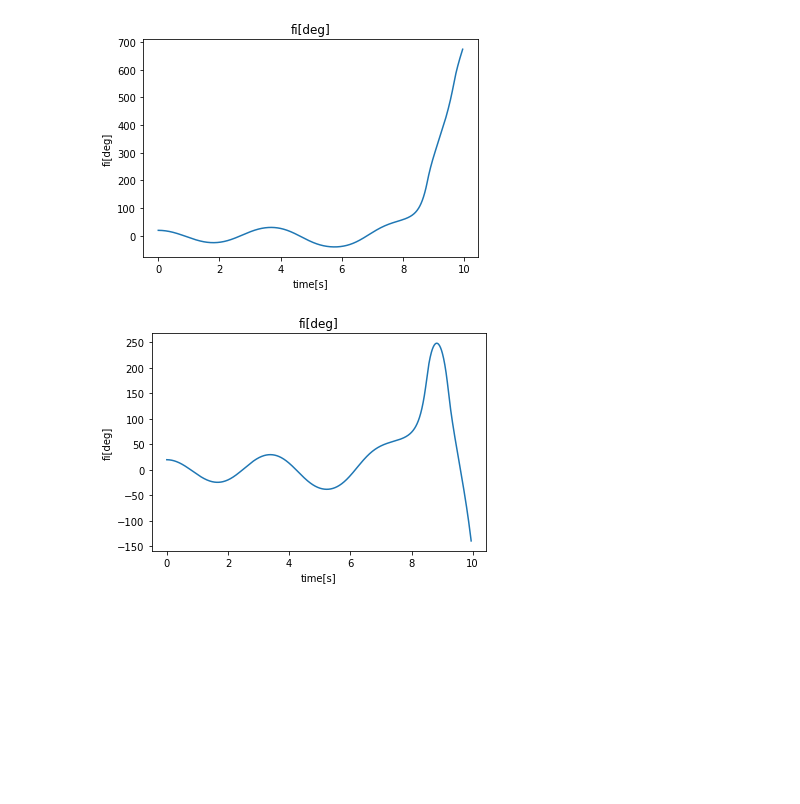
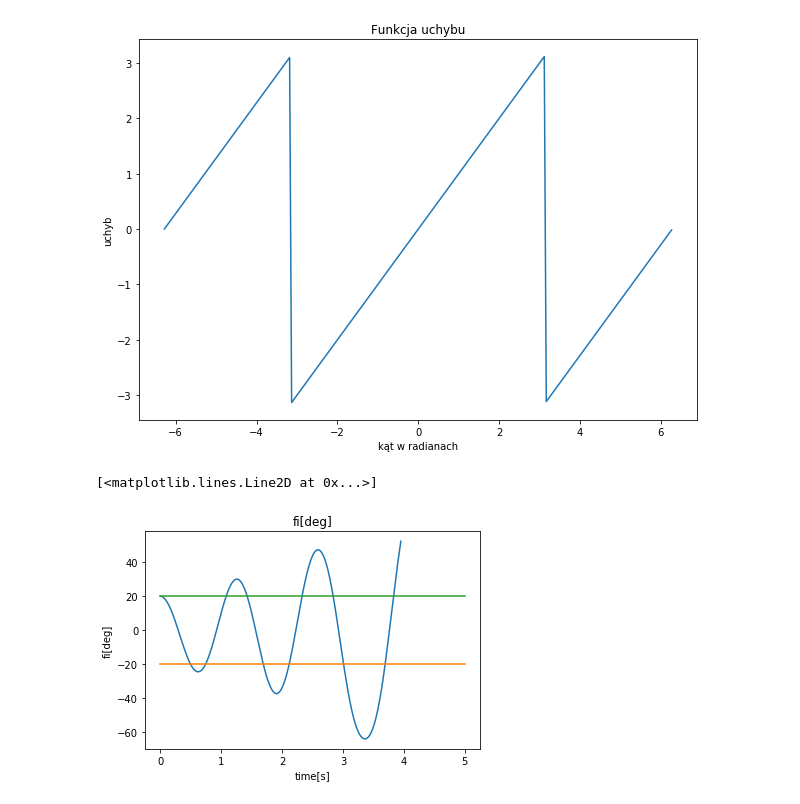
Before and after one commit to Slawomir8Mazur/Inverted_pendulum_2, a Jupyter notebook: 3_PID.ipynb, the cells around one changed output. Saved outputs shown, nothing was run; the diff lists cells and outputs as text; code cells hidden in the pictures; blank space fills up the shorter version.

```diff
--- a/3_PID.ipynb
+++ b/3_PID.ipynb
@@ -3,23 +3,3 @@ from pendulum import Record
 import numpy as np
 import pandas as pd
 import matplotlib.pyplot as plt
-# %%
-# Deviation function - funkcja uchybu
-plt.figure(figsize=(10, 7))
-res = []
-for alfa in np.arange(0, np.pi*2, 0.05):
-    e1 = np.abs(0  - alfa)
-    e2 = np.abs(2*np.pi - alfa)
-    if e1 < e2:
-        e = e1
-    else:
-        e = -e2
-    #plt.scatter(alfa, e)
-    res.append((alfa, e))
-a = np.array(res)
-plt.plot(a[:, 0], a[:, 1])
-plt.xlabel("kąt w radianach")
-plt.ylabel("uchyb")
-plt.title("Funkcja uchybu")
-plt.savefig("error_function.png")
-plt.show()
@@ -112,14 +6,32 @@ r.visualize(['fi'], r.stack_of_movement)
-# %%
-r = Record()
-r.position_set(20)
-r.PID_control(how_many_iter=200, Kp=100, Ki=0)
-r.visualize(['fi'], r.stack_of_movement)
-# %% [output]
-[figure, removed]
-# %%
-r = Record()
-r.position_set(20)
-r.PID_control(how_many_iter=200, Kp=105, Ki=0)
-r.visualize(['fi'], r.stack_of_movement)
-# %% [output]
-[figure, removed]
+# %%
+# Deviation function - funkcja uchybu
+plt.figure(figsize=(10, 7))
+res = []
+for alfa in np.arange(-np.pi*2, np.pi*2, 0.05):
+    e1 = np.abs(0  - alfa%(2*np.pi))
+    e2 = np.abs(2*np.pi - alfa%(2*np.pi))
+    if e1 < e2:
+        e = e1
+    else:
+        e = -e2
+    #plt.scatter(alfa, e)
+    res.append((alfa, e))
+a = np.array(res)
+plt.plot(a[:, 0], a[:, 1])
+plt.xlabel("kąt w radianach")
+plt.ylabel("uchyb")
+plt.title("Funkcja uchybu")
+plt.savefig("error_function.png")
+plt.show()
+# %% [output]
+[figure, added]
+# %%
+r = Record()
+r.position_set(20)
+r.PID_control(how_many_iter=80, Kp=310, Ki=0)  # Here are PID parameters
+r.visualize(['fi'], r.stack_of_movement, separately=False)
+plt.plot(np.linspace(0,5,100), [-20 for i in range(100)])
+plt.plot(np.linspace(0,5,100), [20 for i in range(100)])
+# %% [output]
+[<matplotlib.lines.Line2D at 0x...>]
+[figure, added]
```
Also changed, not shown: parts of 65 cells of this notebook, 6 other files.
